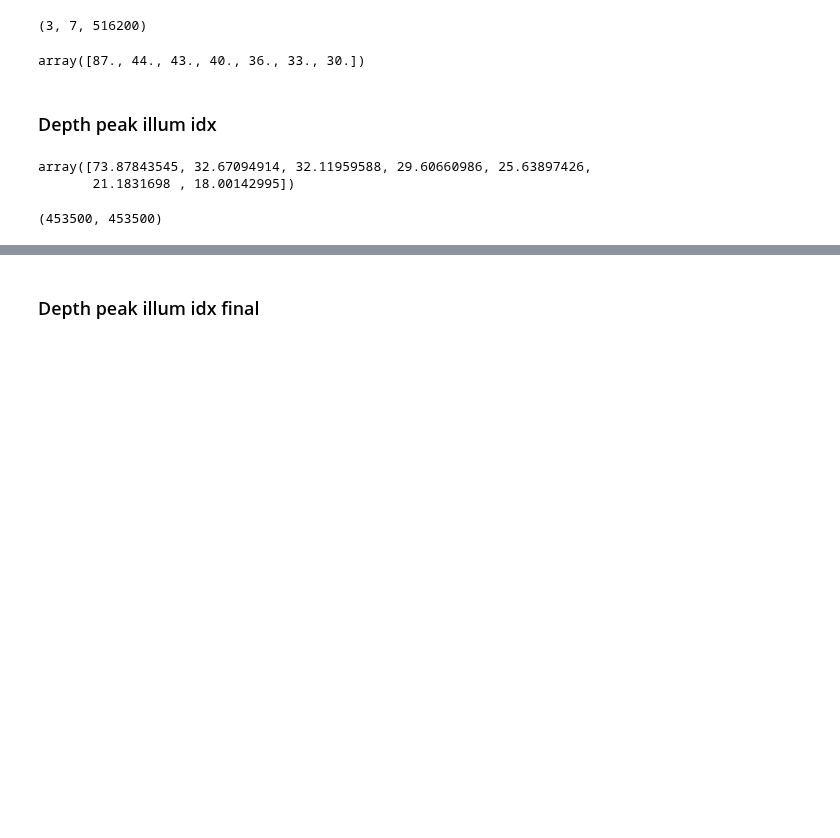
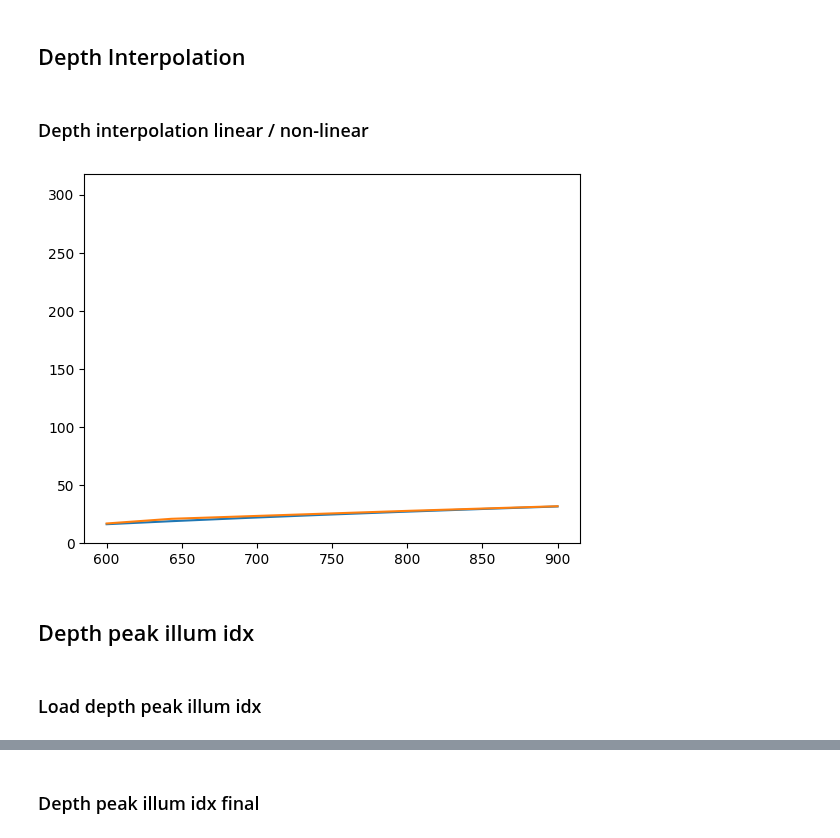
Before and after one commit to shshin1210/DSL, a Jupyter notebook: hyper_sl/image_formation/debug.ipynb, the cells around one changed output, grey strips where cells are left out. Saved outputs shown, nothing was run; the diff lists cells and outputs as text; code cells hidden in the pictures; blank space fills up the shorter version.

Commit message:
final depth mapping function 20231013

```diff
--- a/hyper_sl/image_formation/debug.ipynb
+++ b/hyper_sl/image_formation/debug.ipynb
@@ -122,11 +102,27 @@ print(back_peak_illum_idx[:,-1,sample_pts_flatt[-4]])
-# %%
-back_peak_illum_idx.shape
-# %% [output]
-(3, 7, 516200)
-# %%
-back_peak_illum_idx[0,:,sample_pts_flatt[-4]]
-front_peak_illum_idx[0,:,sample_pts_flatt[-4]]
-mid2_peak_illum_idx[0,:,sample_pts_flatt[-4]]
-mid3_peak_illum_idx[0,:,sample_pts_flatt[-4]]
-# %% [output]
-array([87., 44., 43., 40., 36., 33., 30.])
+# %% [markdown]
+## Depth Interpolation
+# %% [markdown]
+### Depth interpolation linear / non-linear
+# %%
+all_position_peak_illum_idx = np.stack((front_peak_illum_idx, mid_peak_illum_idx, mid2_peak_illum_idx, mid3_peak_illum_idx, back_peak_illum_idx), axis = 0)
+# %%
+def get_depth(position):
+        """
+            bring depth values (mm) for each spectralon position
+        """
+
+        to_depth_dir = "../../dataset/image_formation/2023%s/%s_depth/spectralon"
+
+        depth_dir = os.path.join(to_depth_dir%("1007", position), "2023%s_spectralon_%s.npy"%("1007", position))
+        depth = np.load(depth_dir)[:,:,2].reshape(580 * 890) # only get z(=depth) value
+
+        return depth
+# %%
+positions = ["front", "mid","mid2","mid3", "back"]
+depth = np.array([get_depth(position) for position in positions]) * 1e+3
+# %%
+def fitting_function(x, a, b, c):
+        """
+            non-linear fitting function
+        """
+        return a*(x**b) + c
@@ -133,16 +194,15 @@ array([87., 44., 43., 40., 36., 33., 30.])
+# %%
+plt.ylim([0,318])
+_ = plt.plot(depth_arange, depth_peak_illum_idx[:,0,2,23])
+_ = plt.plot(depth_arange, depth_peak_illum_idx_linear[:,0,2,23])
+# %% [output]
+[figure, added]
 # %% [markdown]
-### Depth peak illum idx
+## Depth peak illum idx
+# %% [markdown]
+### Load depth peak illum idx
 # %%
 depth_peak_illum_idx = np.load(os.path.join(npy_dir,'depth_peak_illum_idx.npy'))
-# %%
-depth_peak_illum_idx[20,0,:,-4]
-# %% [output]
-array([73.87843545, 32.67094914, 32.11959588, 29.60660986, 25.63897426,
-       21.1831698 , 18.00142995])
-# %%
-sample_pts_flatt[-4], sample_pts_flatt[76]
-# %% [output]
-(453500, 453500)
 # %%
 depth_peak_illum_idx.shape
 # %% [output]
```
Also changed, not shown: parts of 51 cells of this notebook, 6 other files.
